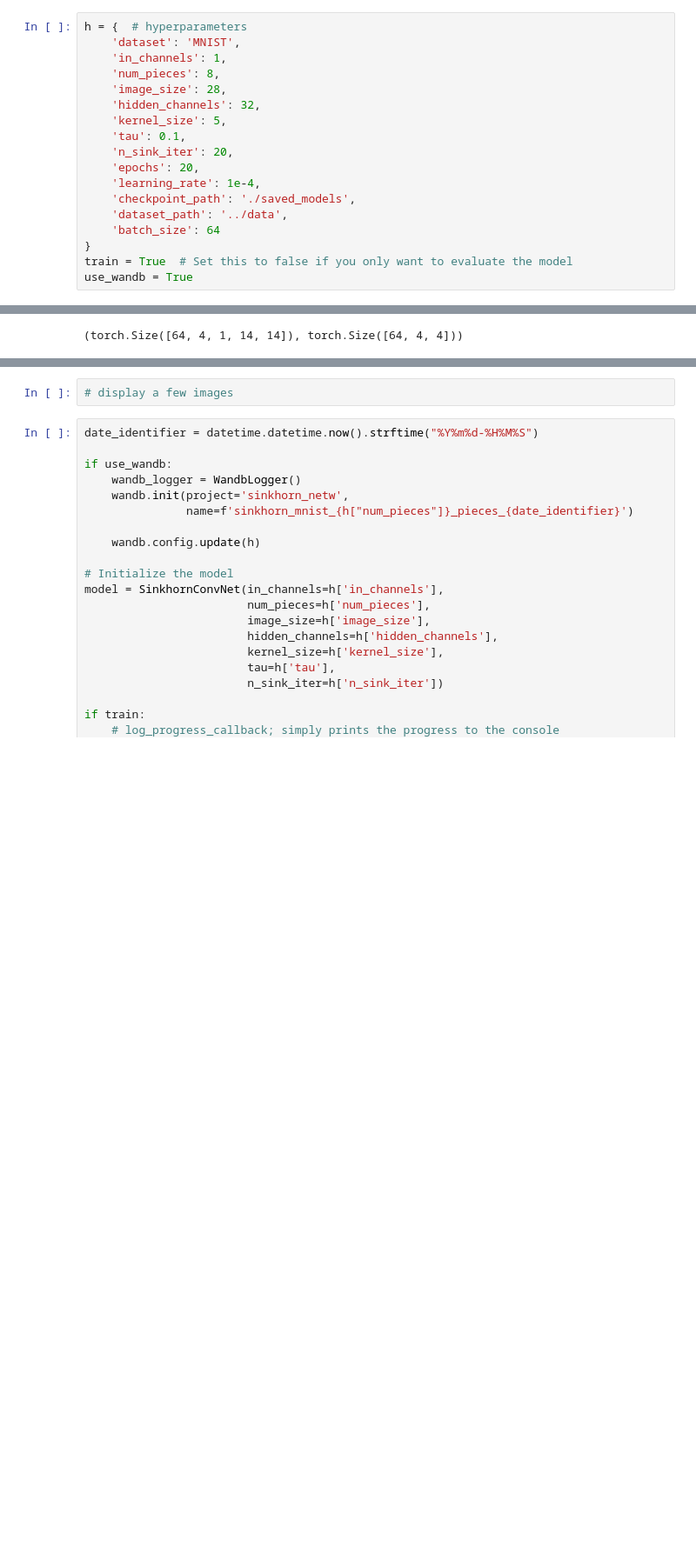
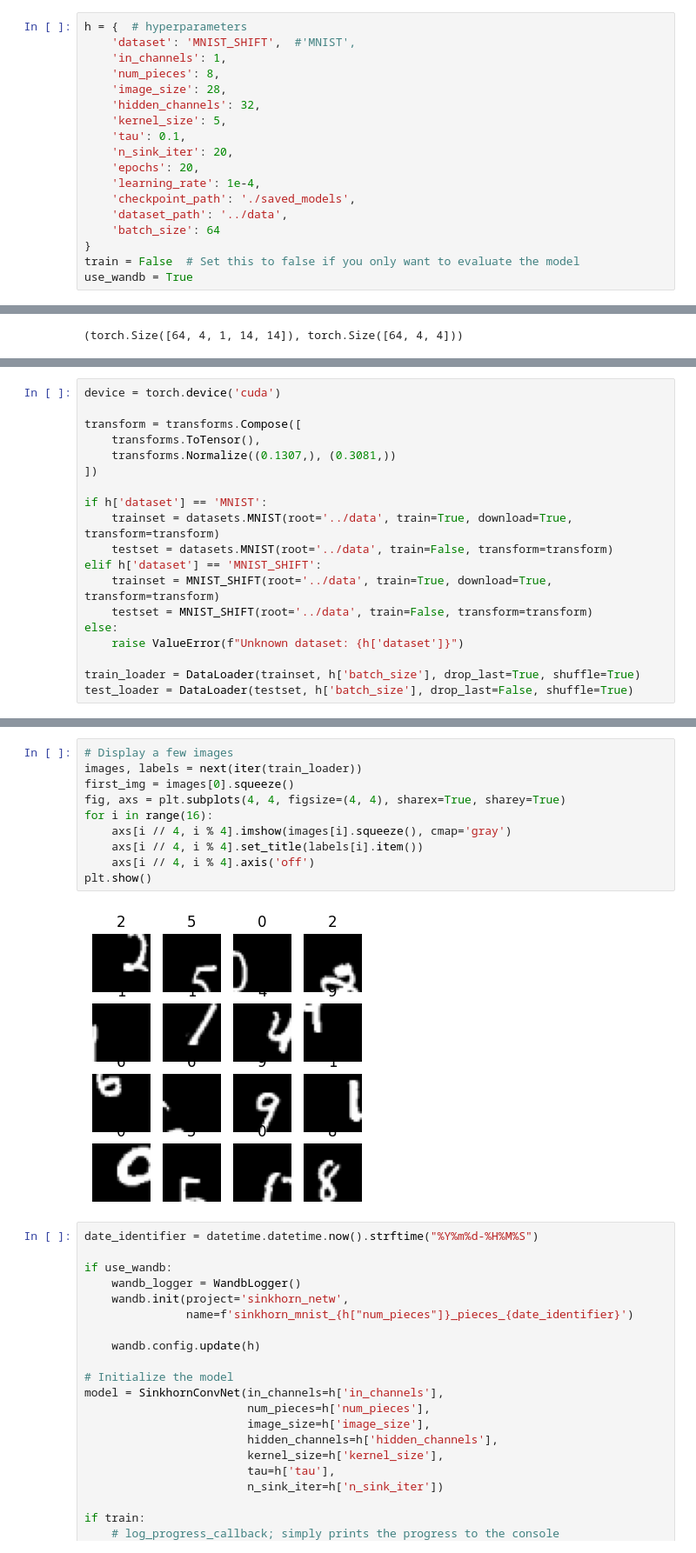
Before and after one commit to oBoii/Research-Experiments, a Jupyter notebook: sinkhorn/gumbell_sinkhorn_networks_experiments.ipynb, the cells around one changed output, grey strips where cells are left out. Shown: that part at 87% size. Drawn from its saved outputs; the diff is of its cells as text; blank space fills up the shorter version.

```diff
--- a/sinkhorn/gumbell_sinkhorn_networks_experiments.ipynb
+++ b/sinkhorn/gumbell_sinkhorn_networks_experiments.ipynb
@@ -26,7 +30,7 @@ from scipy.sparse import coo_matrix
 device = torch.device("cuda:0") if torch.cuda.is_available() else torch.device("cpu")
 # %%
 h = {  # hyperparameters
-    'dataset': 'MNIST',
+    'dataset': 'MNIST_SHIFT',  #'MNIST',
     'in_channels': 1,
     'num_pieces': 8,
     'image_size': 28,
@@ -40,7 +44,7 @@ h = {  # hyperparameters
     'dataset_path': '../data',
     'batch_size': 64
 }
-train = True  # Set this to false if you only want to evaluate the model
+train = False  # Set this to false if you only want to evaluate the model
 use_wandb = True
 # %%
 def log_sinkhorn(log_alpha, n_iter):
@@ -407,0 +386,19 @@ test_loader = DataLoader(testset, h['batch_size'], drop_last=False, shuffle=True
+# %%
+device = torch.device('cuda')
+
+transform = transforms.Compose([
+    transforms.ToTensor(),
+    transforms.Normalize((0.1307,), (0.3081,))
+])
+
+if h['dataset'] == 'MNIST':
+    trainset = datasets.MNIST(root='../data', train=True, download=True, transform=transform)
+    testset = datasets.MNIST(root='../data', train=False, transform=transform)
+elif h['dataset'] == 'MNIST_SHIFT':
+    trainset = MNIST_SHIFT(root='../data', train=True, download=True, transform=transform)
+    testset = MNIST_SHIFT(root='../data', train=False, transform=transform)
+else:
+    raise ValueError(f"Unknown dataset: {h['dataset']}")
+
+train_loader = DataLoader(trainset, h['batch_size'], drop_last=True, shuffle=True)
+test_loader = DataLoader(testset, h['batch_size'], drop_last=False, shuffle=True)
@@ -408,5 +407,15 @@ test_loader = DataLoader(testset, h['batch_size'], drop_last=False, shuffle=True
 # %%
-# display a few images
+# Display a few images
+images, labels = next(iter(train_loader))
+first_img = images[0].squeeze()
+fig, axs = plt.subplots(4, 4, figsize=(4, 4), sharex=True, sharey=True)
+for i in range(16):
+    axs[i // 4, i % 4].imshow(images[i].squeeze(), cmap='gray')
+    axs[i // 4, i % 4].set_title(labels[i].item())
+    axs[i // 4, i % 4].axis('off')
+plt.show()
+# %% [output]
+[figure, added]
 # %%
 date_identifier = datetime.datetime.now().strftime("%Y%m%d-%H%M%S")
 
```
Also changed, not shown: parts of 4 cells of this notebook.
